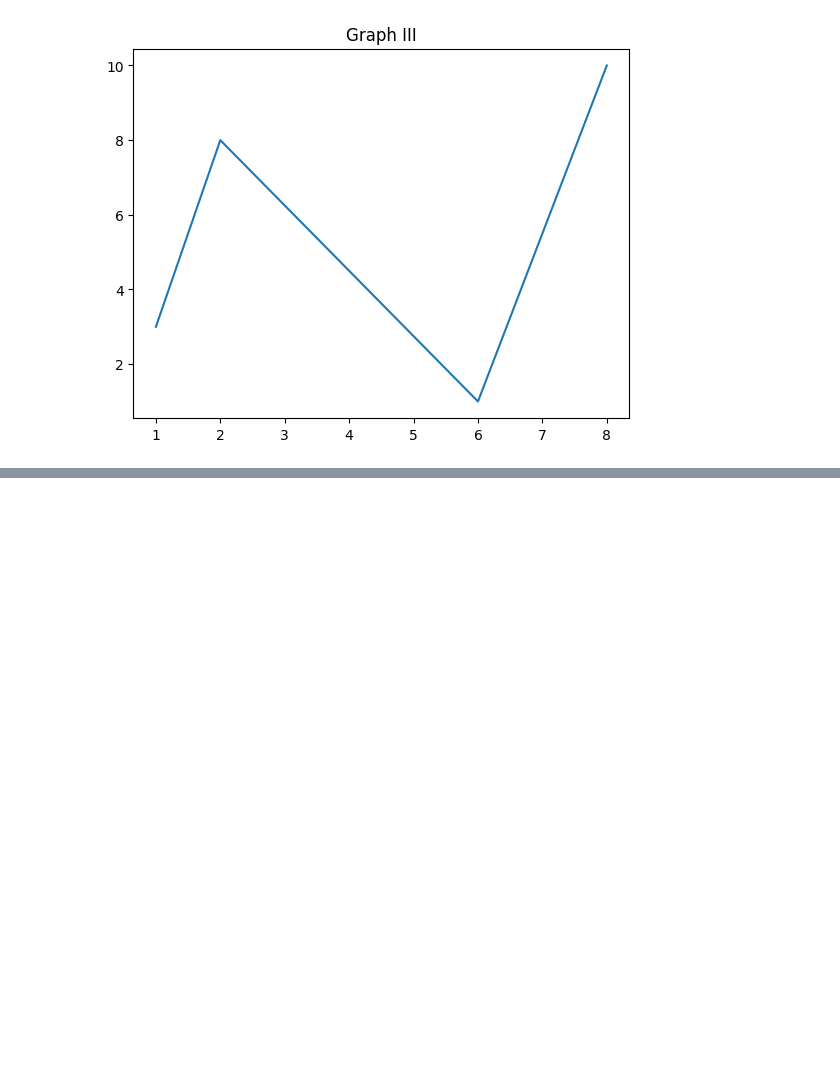
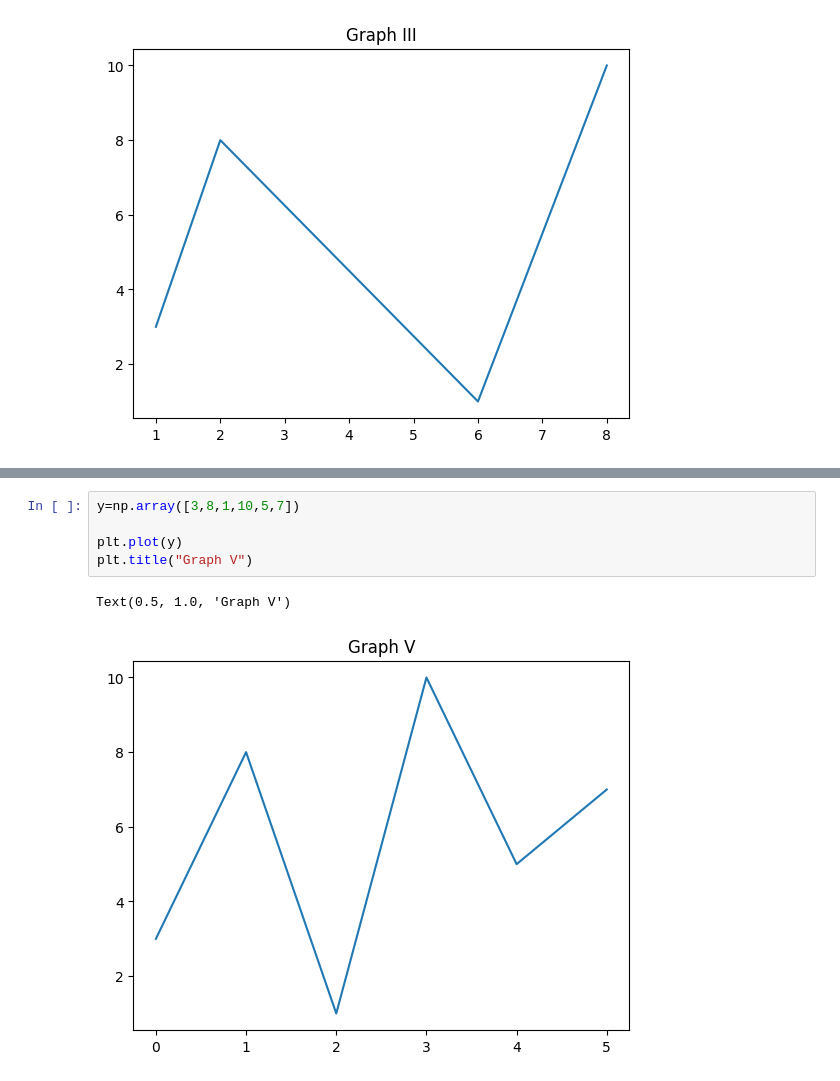
Before and after one commit to V-Adithya/DAV-Python, a Jupyter notebook: DAV Labsheet 1.ipynb, the cells around one changed output, grey strips where cells are left out. Drawn from its saved outputs; the diff is of its cells as text; blank space fills up the shorter version.

```diff
--- a/DAV Labsheet 1.ipynb
+++ b/DAV Labsheet 1.ipynb
@@ -115,0 +125,8 @@ Text(0.5, 1.0, 'Graph III')
+# %%
+y=np.array([3,8,1,10,5,7])
+
+plt.plot(y)
+plt.title("Graph V")
+# %% [output]
+Text(0.5, 1.0, 'Graph V')
+[figure, added]
```
Also changed, not shown: parts of 3 cells of this notebook.
